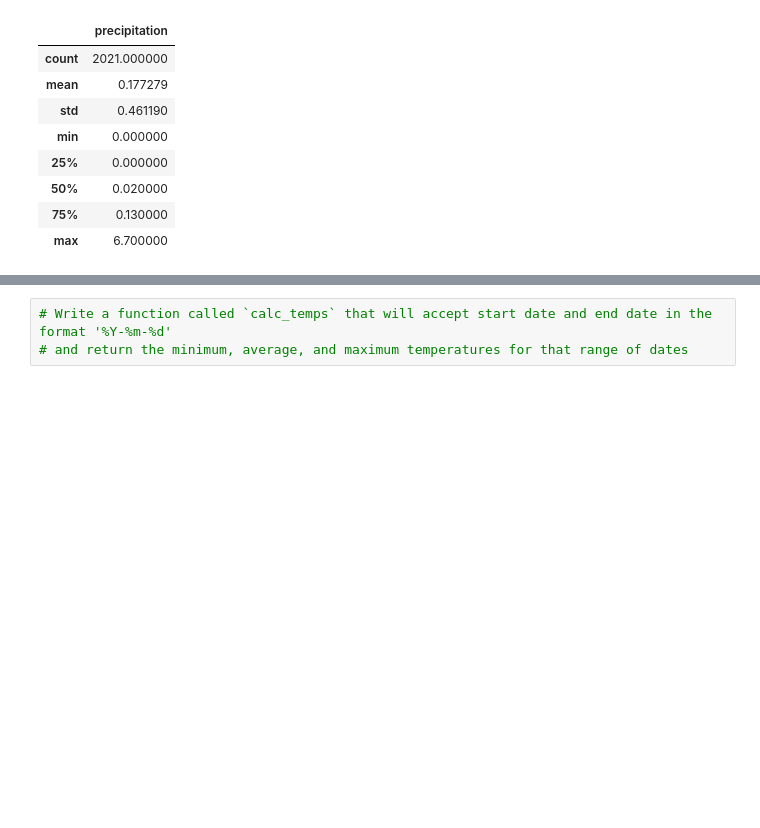
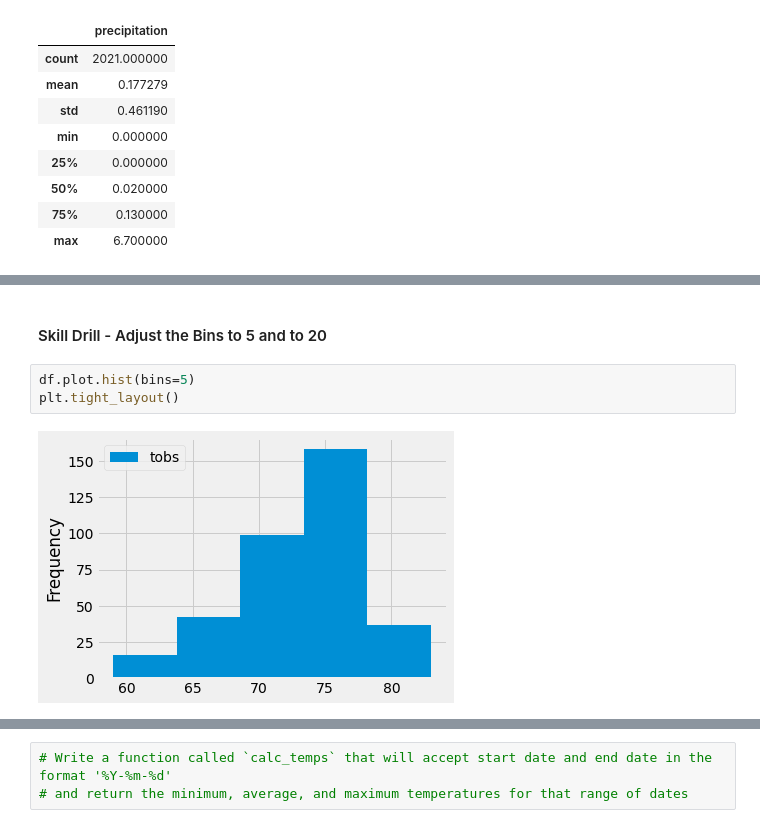
Before and after one commit to IJG-DR/surfs_up, a Jupyter notebook: climate_analysis.ipynb, the cells around one changed output, grey strips where cells are left out. Saved outputs shown, nothing was run; the diff lists cells and outputs as text; blank space fills up the shorter version.

```diff
--- a/climate_analysis.ipynb
+++ b/climate_analysis.ipynb
@@ -158,0 +201,7 @@ df.describe()
+# %% [markdown]
+#### Skill Drill - Adjust the Bins to 5 and to 20
+# %%
+df.plot.hist(bins=5)
+plt.tight_layout()
+# %% [output]
+[figure, added]
```
Also changed, not shown: parts of 11 cells of this notebook.
